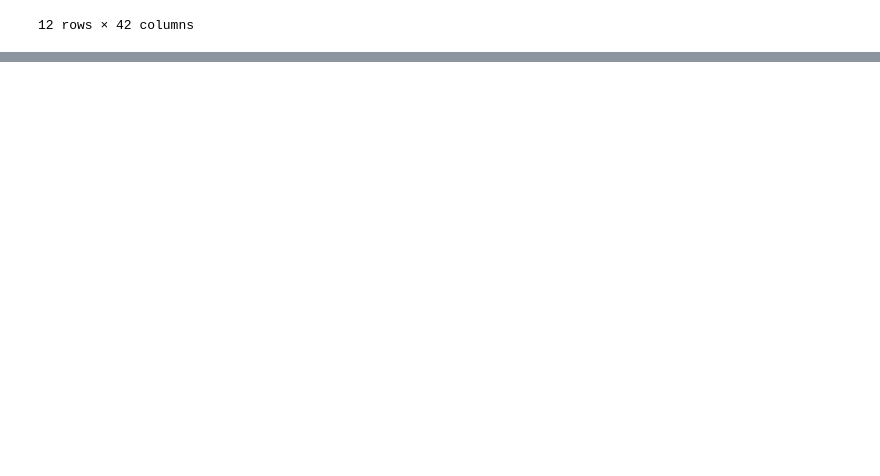
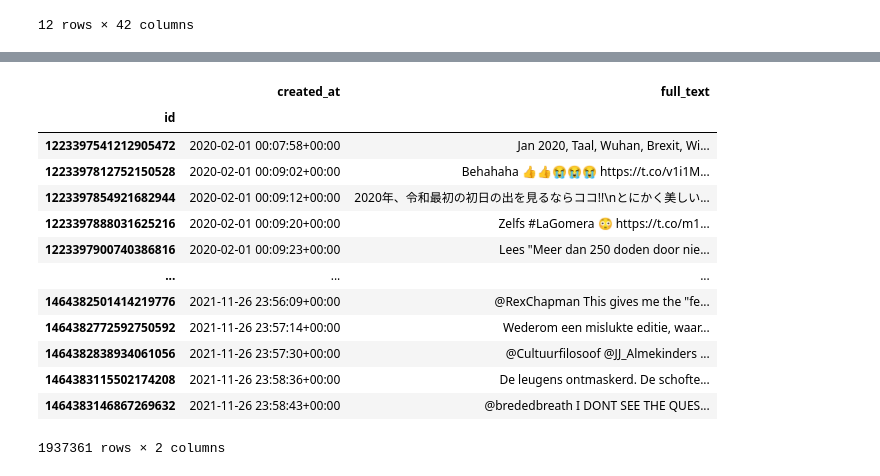
Before and after one commit to sirTomasson/SentiTweet, a Jupyter notebook: sentiment_analysis.ipynb, the cells around one changed output, grey strips where cells are left out. Drawn from its saved outputs; the diff is of its cells as text; code cells hidden in the pictures; blank space fills up the shorter version.

```diff
--- a/sentiment_analysis.ipynb
+++ b/sentiment_analysis.ipynb
@@ -195,0 +186,9 @@ INFO:senti_tweet:Translation took: 1.28 seconds.
+# %%
+df = pd.read_csv("data-sets/examples/processed/output2020_02_sm.csv",
+                 index_col="id",
+                 dtype={"id": "int64"},
+                 parse_dates=["created_at"])
+
+df = classify_sentiment(df, column_name="processed_texts")
+
+df.polarity_scores.values[0]["neg"]
@@ -195,0 +197,8 @@ INFO:senti_tweet:Translation took: 1.28 seconds.
+# %%
+def read_hydrated_csv(filename):
+    df = pd.read_csv(filename,
+                     index_col="id",
+                     usecols=["id", "full_text", "created_at"],
+                     dtype={"id": "int64"},
+                     parse_dates=["created_at"])
+    return df
@@ -195,0 +220,20 @@ INFO:senti_tweet:Translation took: 1.28 seconds.
+# %%
+dataset_path = os.path.join("data-sets",
+                            "Lopez1",
+                            "hydrated",
+                            "*.csv")
+
+filenames = glob.glob(dataset_path)
+
+
+df = None
+for filename in filenames:
+
+    if df is None:
+        df = read_hydrated_csv(filename)
+        print(f"Created df starting with file: {filename}.")
+    else:
+        df = df.append(read_hydrated_csv(filename))
+        print(f"Appended df with file: {filename}.")
+
+df
@@ -195,0 +272,17 @@ INFO:senti_tweet:Translation took: 1.28 seconds.
+# %%
+df.sort_values("created_at")
+# %% [output]
+|  | created_at | full_text |
+| id |  |  |
+| 1223397541212905472 | 2020-02-01 00:07:58+00:00 | Jan 2020, Taal, Wuhan, Brexit, Wi... |
+| 1223397812752150528 | 2020-02-01 00:09:02+00:00 | Behahaha 👍👍😭😭😭 https://t.co/v1i1M... |
+| 1223397854921682944 | 2020-02-01 00:09:12+00:00 | 2020年、令和最初の初日の出を見るならココ!!\nとにかく美しい... |
+| 1223397888031625216 | 2020-02-01 00:09:20+00:00 | Zelfs #LaGomera 😳 https://t.co/m1... |
+| 1223397900740386816 | 2020-02-01 00:09:23+00:00 | Lees "Meer dan 250 doden door nie... |
+| ... | ... | ... |
+| 1464382501414219776 | 2021-11-26 23:56:09+00:00 | @RexChapman This gives me the "fe... |
+| 1464382772592750592 | 2021-11-26 23:57:14+00:00 | Wederom een mislukte editie, waar... |
+| 1464382838934061056 | 2021-11-26 23:57:30+00:00 | @Cultuurfilosoof @JJ_Almekinders ... |
+| 1464383115502174208 | 2021-11-26 23:58:36+00:00 | De leugens ontmaskerd. De schofte... |
+| 1464383146867269632 | 2021-11-26 23:58:43+00:00 | @brededbreath I DONT SEE THE QUES... |
+1937361 rows × 2 columns
```
Also changed, not shown: parts of 11 cells of this notebook, 1 other file.
